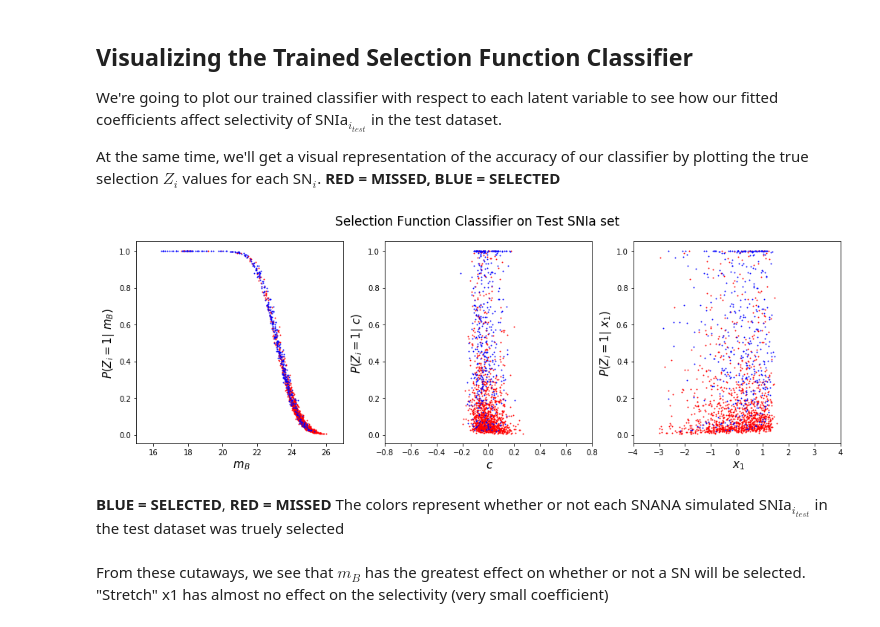
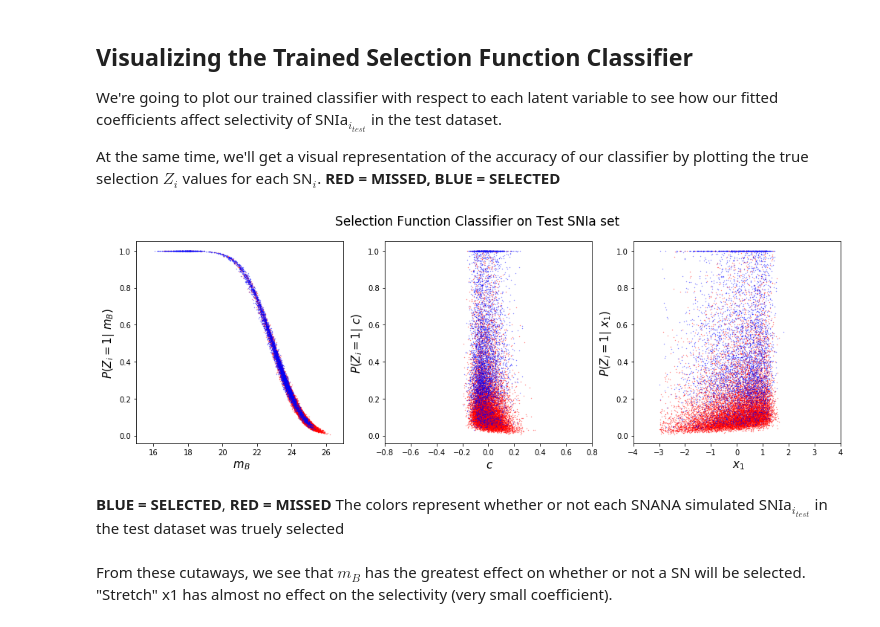
Before and after one commit to tlmakinen/supernova_classification, a Jupyter notebook: selection_function.ipynb, the cells around one changed output. Saved outputs shown, nothing was run; the diff lists cells and outputs as text; code cells hidden in the pictures.

```diff
--- a/selection_function.ipynb
+++ b/selection_function.ipynb
@@ -51,8 +51,14 @@ stats.chisqprob = lambda chisq, df: stats.chi2.sf(chisq, df)
 ## Data Cleaning
 # %%
 # load data from smearC11 (glare type) FITRES files
-data_sel = pd.read_csv('/mnt/c/Users/lucas/Datasets/bahamas/data_snana/smearC11/FITOPT001.FITRES', sep='\s+', skiprows=12)  # selected SNe
-data_all = pd.read_csv('/mnt/c/Users/lucas/Datasets/bahamas/data_snana/smearC11/SIMGEN.DAT', sep='\s+', skiprows=9) # bulk simulated SNe
+data_sel = pd.read_csv('/mnt/c/Users/lucas/Datasets/bahamas/selection_fitting/Lucas_TEST_smearC11/FITOPT001.FITRES', sep='\s+', skiprows=12)  # selected SNe
+data_all = pd.read_csv('/mnt/c/Users/lucas/Datasets/bahamas/selection_fitting/Lucas_TEST_smearC11/SIMGEN.DAT', usecols=['CID', "S2x0", 'S2x1', 'S2c', 'GENZ', 'NON1A_INDEX'], sep='\s+',  skiprows=9) # bulk simulated SNe
+# %%
+for name in ['S2x0', 'S2x1', 'S2c', "GENZ"]:
+    data_all.loc[:, name] = data_all.loc[:,name].astype(float)
+
+for name in ['zHEL', 'SIM_c', 'SIM_mB', 'SIM_x1']:
+    data_sel.loc[:, name] = data_sel.loc[:,name].astype(float)
 # %%
 # convert simulated x0 to mB
 S2mB = [(-2.5 * np.log10(x0) + 10.6) for x0 in data_all['S2x0']]
@@ -317,37 +330,37 @@ missed_mask_true = np.invert(select_mask_true)     # mask of all missed SNe
 phi_test_plot = []
 for par in ['S2mB', 'S2c', 'S2x1']:
     phi_test_plot.append(np.asarray(phi_test[par]))
 
 phi_missed = []
 phi_select = []
 for parameter in phi_test_plot:
     phi_missed.append(parameter[missed_mask_true])
     phi_select.append(parameter[select_mask_true])
 
 
 for i in range(len(axs)):
     # plot missed SNe
     axs[i].scatter(phi_test[par_tags[i]].iloc[missed_mask_true],
                     phi_test['selection_prediction'].iloc[missed_mask_true],
-                            color='r', marker = '.', alpha=1, s=3, label='missed')
+                            color='r', marker = '.', alpha=0.6, s=0.5, label='missed')
 
     # plot selected SNe
     axs[i].scatter(phi_test[par_tags[i]].iloc[select_mask_true], phi_test['selection_prediction'].iloc[select_mask_true],
-                color='b', marker = '.', alpha=1, s=3, label='selected')
+                color='b', marker = '.', alpha=0.6, s=0.5, label='selected')
 
     # restrict xlims to observed SNe
     axs[i].set_xlim(xlims[i])
     # add labels
     axs[i].set_xlabel(latent_names[i], fontsize=15)
     axs[i].set_ylabel('$P(Z_i=1|$' + latent_names[i] + '$)$', fontsize=15)
 
 fig.suptitle('Selection Function Classifier on Test SNIa set', fontsize=17)
 #plt.legend(loc='best')
 #plt.savefig(fname='/mnt/c/Users/lucas/Documents/Fall2018/Imperial_2018/JP2/plots', dpi='figure')
 plt.show()
 # %% [output]
-[figure, old version]
+[figure, new version]
 # %% [markdown]
 **BLUE = SELECTED**, **RED = MISSED** The colors represent whether or not each SNANA simulated SNIa$_{i_{test}}$ in the test dataset was truely selected
 # %% [markdown]
-From these cutaways, we see that $m_B$ has the greatest effect on whether or not a SN will be selected. "Stretch" x1 has almost no effect on the selectivity (very small coefficient)
+From these cutaways, we see that $m_B$ has the greatest effect on whether or not a SN will be selected. "Stretch" x1 has almost no effect on the selectivity (very small coefficient).
```
Also changed, not shown: parts of 31 cells of this notebook, 1 other file.
